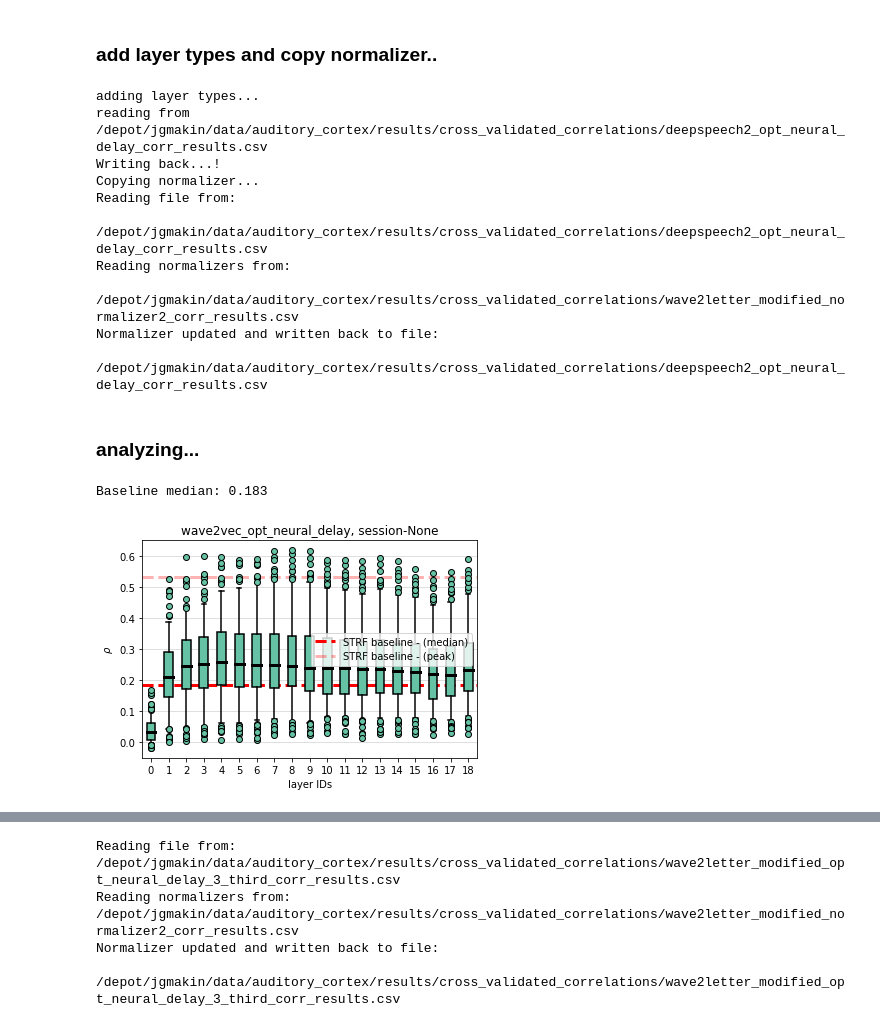
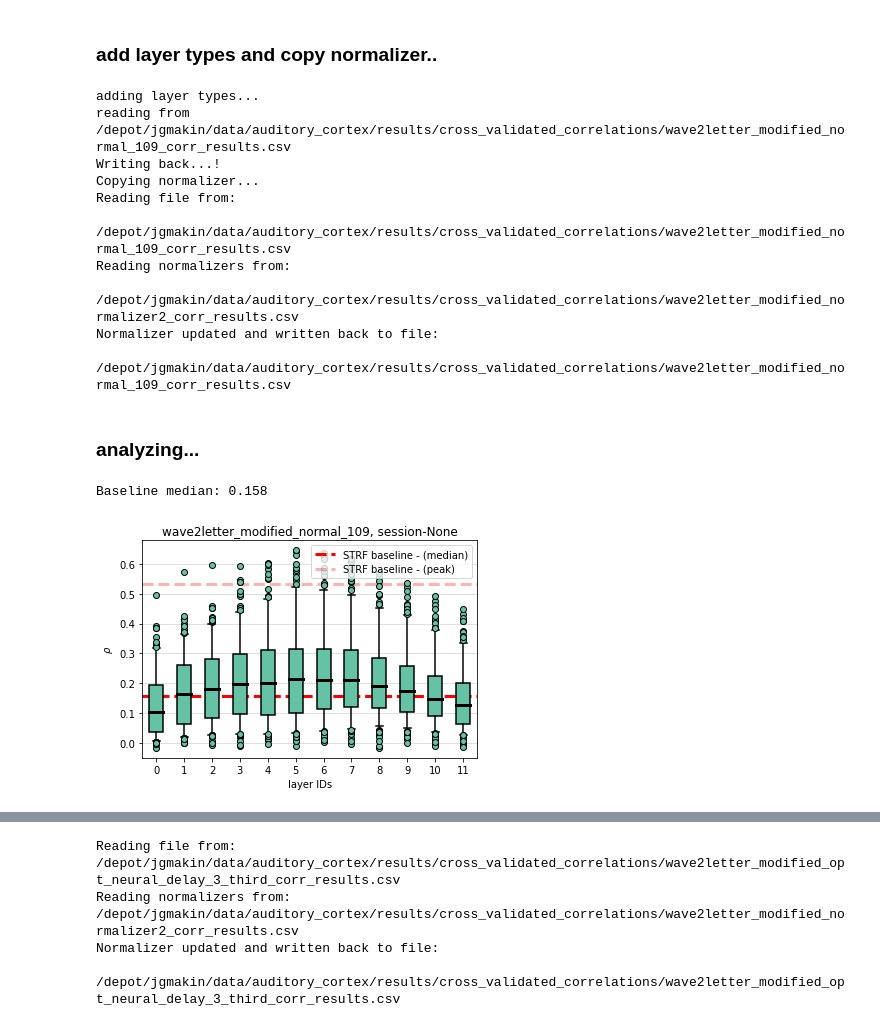
Before and after one commit to bilalhsp/Auditory_Cortex, a Jupyter notebook: notebooks/correlations_analysis.ipynb, the cells around one changed output, grey strips where cells are left out. Cells and saved outputs as stored; diff of their text form; code cells hidden in the pictures.

```diff
--- a/notebooks/correlations_analysis.ipynb
+++ b/notebooks/correlations_analysis.ipynb
@@ -67,15 +67,18 @@ Output saved at:
 # %% [markdown]
 ### add layer types and copy normalizer..
 # %%
-model_name = 'deepspeech2'
-# model_name = 'wave2letter_modified'
+# model_name = 'deepspeech2'
+model_name = 'wave2letter_modified'
 # model_name = 'speech2text'
 # model_name = 'wave2vec2'
 # model_name = 'wave2vec'
 
 
 ids = [
-    'opt_neural_delay'
+    # 'robust1'
+    # 'normal_109'
+    'robust_26'
+    # 'opt_neural_delay'
     # 'opt_neural_delay_1_third',
     # 'opt_neural_delay_2_third',
     # 'opt_neural_delay_3_third'
@@ -97,30 +100,33 @@ for id in ids:
     CorrelationUtils.copy_normalizer(model_identifier)
 # %% [output]
 adding layer types...
-reading from /depot/jgmakin/data/auditory_cortex/results/cross_validated_correlations/deepspeech2_opt_neural_delay_corr_results.csv
+reading from /depot/jgmakin/data/auditory_cortex/results/cross_validated_correlations/wave2letter_modified_normal_109_corr_results.csv
 Writing back...!
 Copying normalizer...
 Reading file from:
- /depot/jgmakin/data/auditory_cortex/results/cross_validated_correlations/deepspeech2_opt_neural_delay_corr_results.csv
+ /depot/jgmakin/data/auditory_cortex/results/cross_validated_correlations/wave2letter_modified_normal_109_corr_results.csv
 Reading normalizers from:
  /depot/jgmakin/data/auditory_cortex/results/cross_validated_correlations/wave2letter_modified_normalizer2_corr_results.csv
 Normalizer updated and written back to file:
- /depot/jgmakin/data/auditory_cortex/results/cross_validated_correlations/deepspeech2_opt_neural_delay_corr_results.csv
+ /depot/jgmakin/data/auditory_cortex/results/cross_validated_correlations/wave2letter_modified_normal_109_corr_results.csv
 # %% [markdown]
 ### analyzing...
 # %%
-# model_name = 'wave2letter_modified'
+model_name = 'wave2letter_modified'
 # model_name = 'speech2text'
 # model_name = 'wave2vec2'
-model_name = 'wave2vec'
+# model_name = 'wave2vec'
 # id = 'opt_neural_delay_1_third'
-id = 'opt_neural_delay'
+# id = 'opt_neural_delay'
+# id = 'robust1'
+id = 'normal_109'
 filler = ''
 if id != '':
     filler = '_'
 model_identifier = model_name + filler + id
 corr_obj = analysis.Correlations(model_identifier)
-ax = corr_obj.box_plot_correlations(threshold=0.1)
+ax = corr_obj.box_plot_correlations(threshold=0.068)
+# len(corr_obj.get_all_sessions())
 # %% [output]
-Baseline median: 0.183
+Baseline median: 0.158
-[figure, old version]
+[figure, new version]
```
Also changed, not shown: parts of 67 cells of this notebook, 20 other files.
